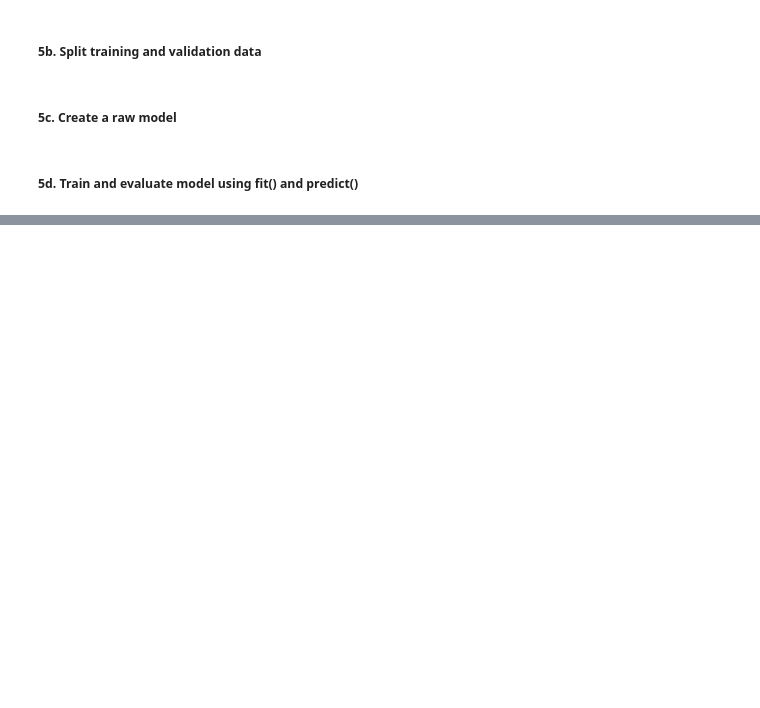
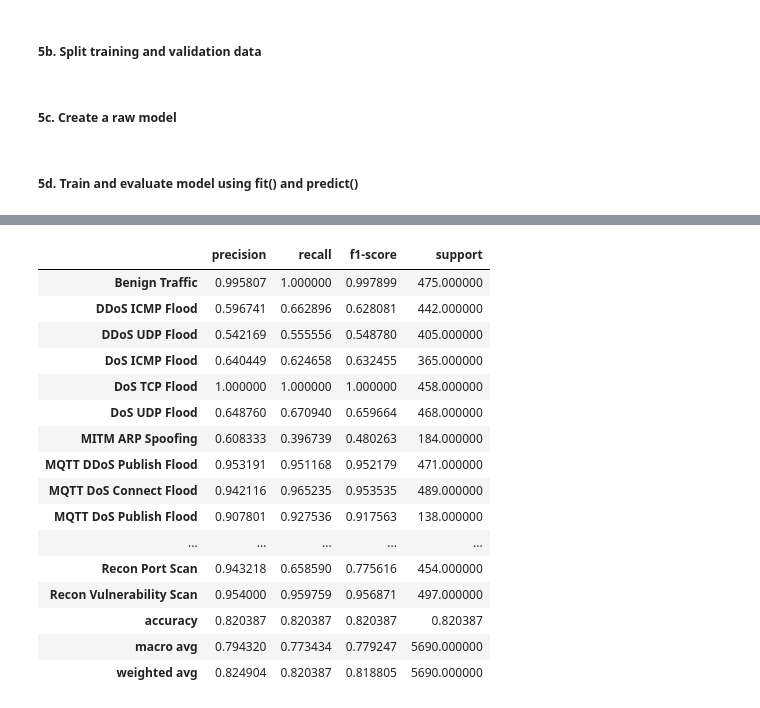
Before and after one commit to Highlighter56/NetworkTrafficClassifier, a Jupyter notebook: notebooks/rndfor_scikit.ipynb, the cells around one changed output, grey strips where cells are left out. Drawn from its saved outputs; the diff is of its cells as text; code cells hidden in the pictures; blank space fills up the shorter version.

```diff
--- a/notebooks/rndfor_scikit.ipynb
+++ b/notebooks/rndfor_scikit.ipynb
@@ -280,0 +318,21 @@ ValueError: could not convert string to float: 'Recon OS Scan'
+# %%
+holdout_report_val = pandas.DataFrame(evaluate_class_report(model_holdout, X_val, Y_val)).T
+holdout_report_val
+# %% [output]
+|  | precision | recall | f1-score | support |
+| Benign Traffic | 0.995807 | 1.000000 | 0.997899 | 475.000000 |
+| DDoS ICMP Flood | 0.596741 | 0.662896 | 0.628081 | 442.000000 |
+| DDoS UDP Flood | 0.542169 | 0.555556 | 0.548780 | 405.000000 |
+| DoS ICMP Flood | 0.640449 | 0.624658 | 0.632455 | 365.000000 |
+| DoS TCP Flood | 1.000000 | 1.000000 | 1.000000 | 458.000000 |
+| DoS UDP Flood | 0.648760 | 0.670940 | 0.659664 | 468.000000 |
+| MITM ARP Spoofing | 0.608333 | 0.396739 | 0.480263 | 184.000000 |
+| MQTT DDoS Publish Flood | 0.953191 | 0.951168 | 0.952179 | 471.000000 |
+| MQTT DoS Connect Flood | 0.942116 | 0.965235 | 0.953535 | 489.000000 |
+| MQTT DoS Publish Flood | 0.907801 | 0.927536 | 0.917563 | 138.000000 |
+| ... | ... | ... | ... | ... |
+| Recon Port Scan | 0.943218 | 0.658590 | 0.775616 | 454.000000 |
+| Recon Vulnerability Scan | 0.954000 | 0.959759 | 0.956871 | 497.000000 |
+| accuracy | 0.820387 | 0.820387 | 0.820387 | 0.820387 |
+| macro avg | 0.794320 | 0.773434 | 0.779247 | 5690.000000 |
+| weighted avg | 0.824904 | 0.820387 | 0.818805 | 5690.000000 |
```
Also changed, not shown: parts of 18 cells of this notebook.
